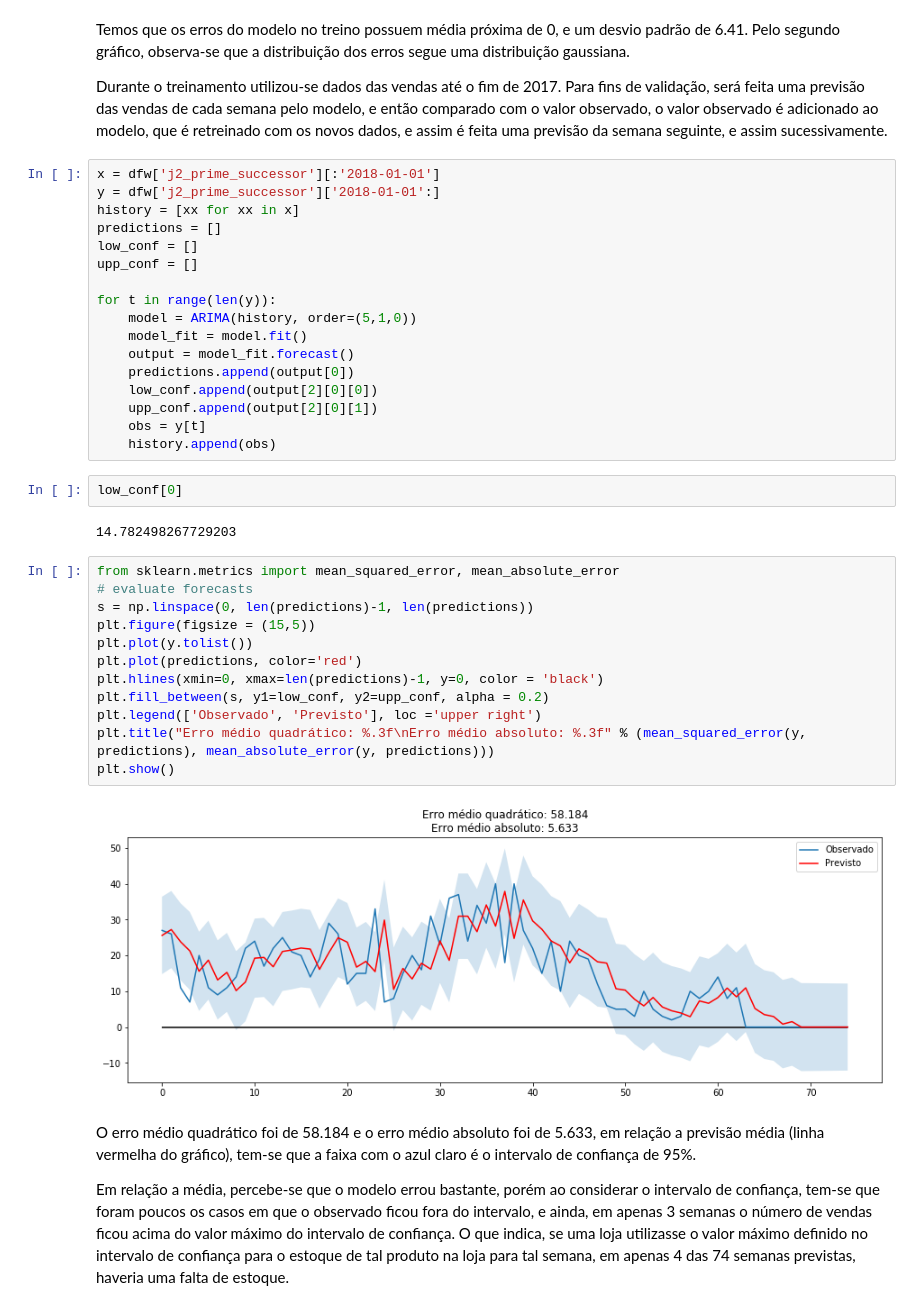
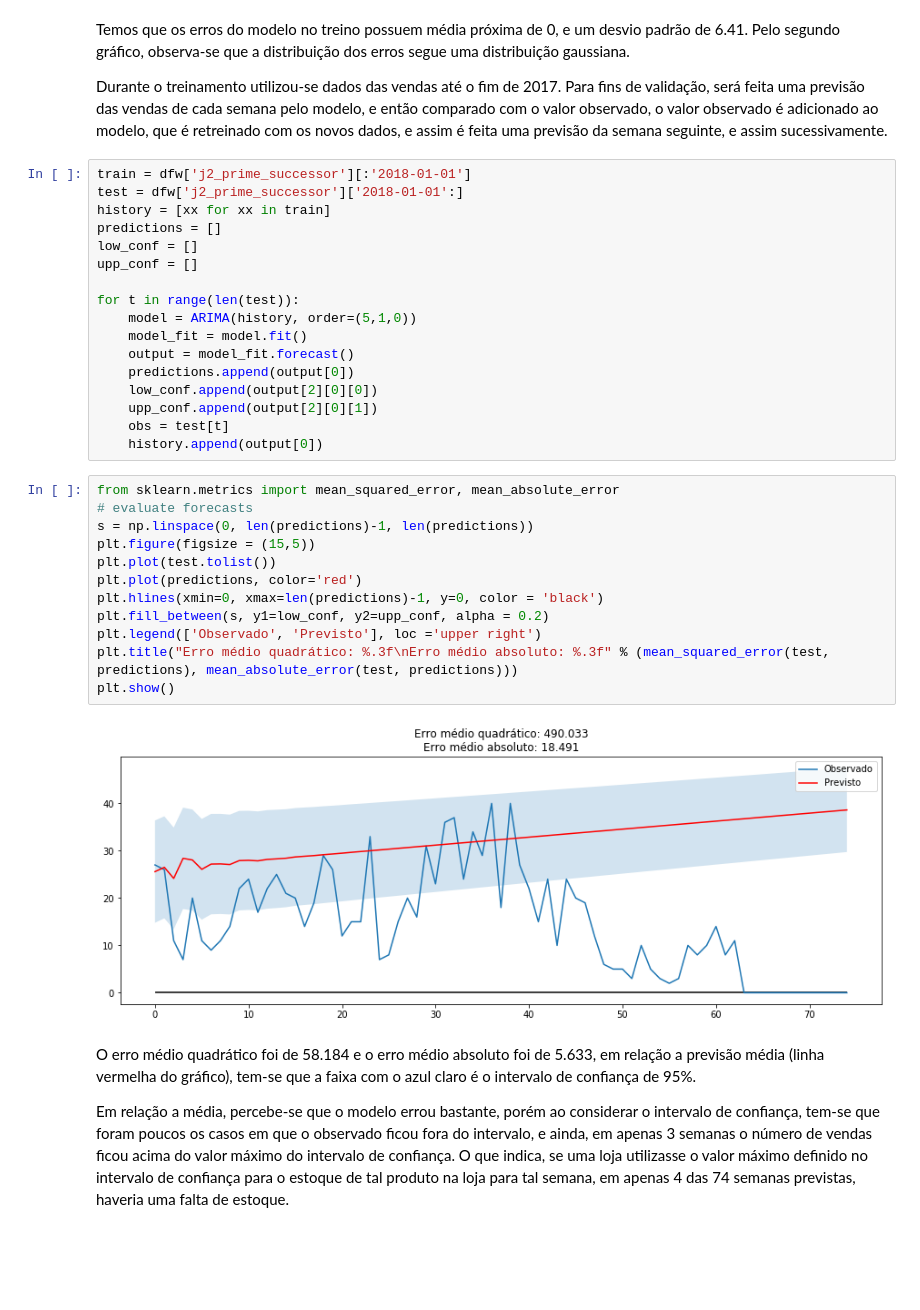
Before and after one commit to LuyzaDomingos/PrevisaoVendasFinalVersion, a Jupyter notebook: previsao/Celulares.ipynb, the cells around one changed output. Cells and saved outputs as stored; diff of their text form; blank space fills up the shorter version.

```diff
--- a/previsao/Celulares.ipynb
+++ b/previsao/Celulares.ipynb
@@ -337,40 +333,36 @@ Temos que os erros do modelo no treino possuem média próxima de 0, e um desvio
 
 Durante o treinamento utilizou-se dados das vendas até o fim de 2017. Para fins de validação, será feita uma previsão das vendas de cada semana pelo modelo, e então comparado com o valor observado, o valor observado é adicionado ao modelo, que é retreinado com os novos dados, e assim é feita uma previsão da semana seguinte, e assim sucessivamente.
 # %%
-x = dfw['j2_prime_successor'][:'2018-01-01']
-y = dfw['j2_prime_successor']['2018-01-01':]
-history = [xx for xx in x]
+train = dfw['j2_prime_successor'][:'2018-01-01']
+test = dfw['j2_prime_successor']['2018-01-01':]
+history = [xx for xx in train]
 predictions = []
 low_conf = []
 upp_conf = []
 
-for t in range(len(y)):
+for t in range(len(test)):
     model = ARIMA(history, order=(5,1,0))
     model_fit = model.fit()
     output = model_fit.forecast()
     predictions.append(output[0])
     low_conf.append(output[2][0][0])
     upp_conf.append(output[2][0][1])
-    obs = y[t]
-    history.append(obs)
+    obs = test[t]
+    history.append(output[0])
-# %%
-low_conf[0]
-# %% [output]
-14.782498267729203
 # %%
 from sklearn.metrics import mean_squared_error, mean_absolute_error
 # evaluate forecasts
 s = np.linspace(0, len(predictions)-1, len(predictions))
 plt.figure(figsize = (15,5))
-plt.plot(y.tolist())
+plt.plot(test.tolist())
 plt.plot(predictions, color='red')
 plt.hlines(xmin=0, xmax=len(predictions)-1, y=0, color = 'black')
 plt.fill_between(s, y1=low_conf, y2=upp_conf, alpha = 0.2)
 plt.legend(['Observado', 'Previsto'], loc ='upper right')
-plt.title("Erro médio quadrático: %.3f\nErro médio absoluto: %.3f" % (mean_squared_error(y, predictions), mean_absolute_error(y, predictions)))
+plt.title("Erro médio quadrático: %.3f\nErro médio absoluto: %.3f" % (mean_squared_error(test, predictions), mean_absolute_error(test, predictions)))
 plt.show()
 # %% [output]
-[figure, old version]
+[figure, new version]
 # %% [markdown]
 O erro médio quadrático foi de 58.184 e o erro médio absoluto foi de 5.633, em relação a previsão média (linha vermelha do gráfico), tem-se que a faixa com o azul claro é o intervalo de confiança de 95%.
 
```
Also changed, not shown: parts of 28 cells of this notebook.
